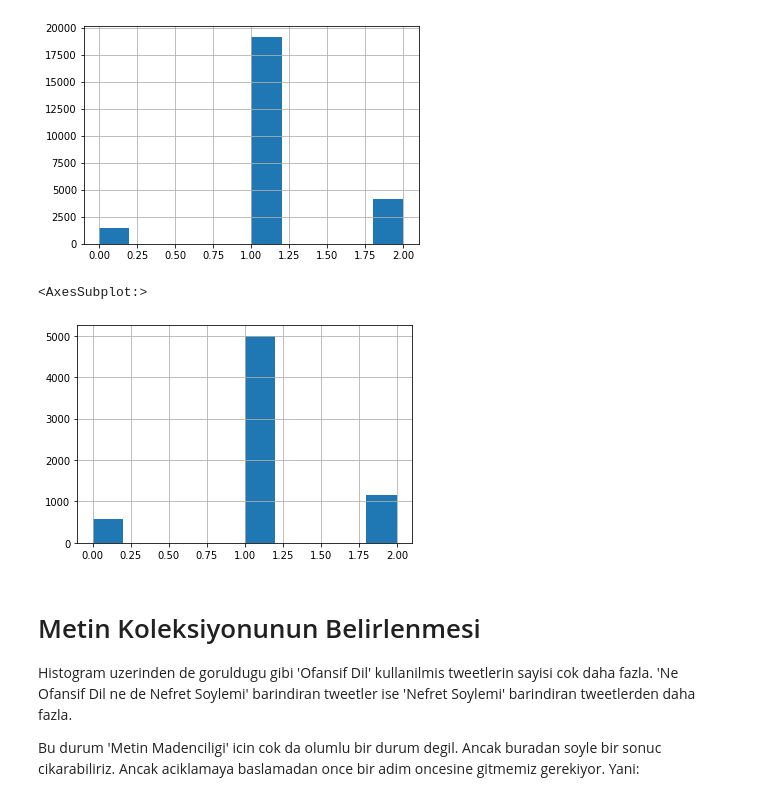
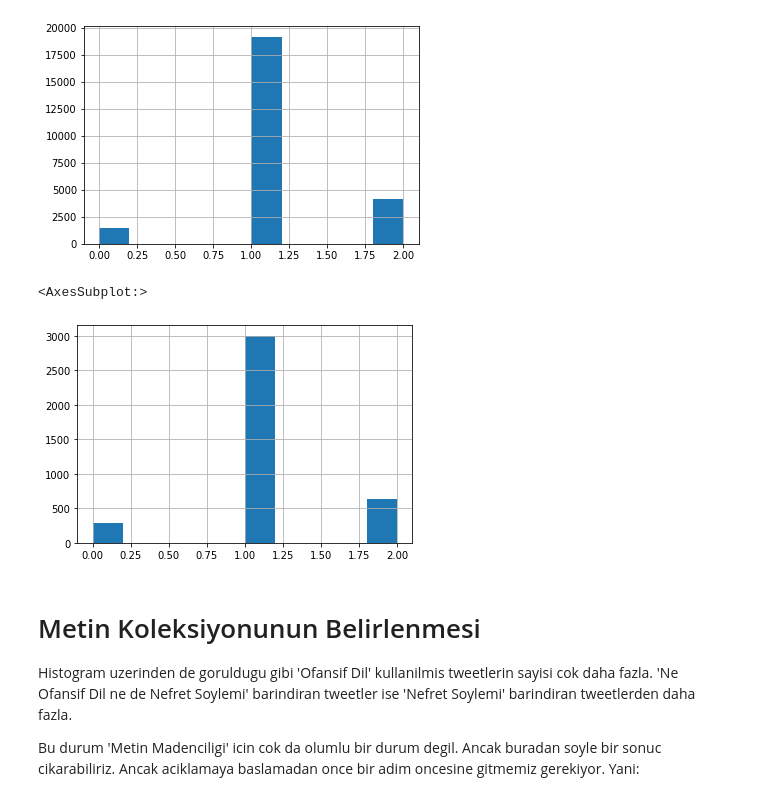
Before and after one commit to Ouzx/Python-TextMining, a Jupyter notebook: main-Trimmed.ipynb, the cells around one changed output. Saved outputs shown, nothing was run; the diff lists cells and outputs as text; code cells hidden in the pictures.

```diff
--- a/main-Trimmed.ipynb
+++ b/main-Trimmed.ipynb
@@ -88,20 +89,20 @@ df['class'].hist()
 # %%
 # iterate through the dataframe check class is equal to offensive_language
 i = 0
 for index, row in df.iterrows():
-    if i == 5000:
+    if i == 3000:
         # remove the row
         df = df.drop(index)
     elif row['class'] == 1:
         i += 1
 
 
 
 
 df['class'].hist()
 # %% [output]
 <AxesSubplot:>
-[figure, old version]
+[figure, new version]
 # %% [markdown]
 # Metin Koleksiyonunun Belirlenmesi
 
```
Also changed, not shown: parts of 17 cells of this notebook, 8 other files.
